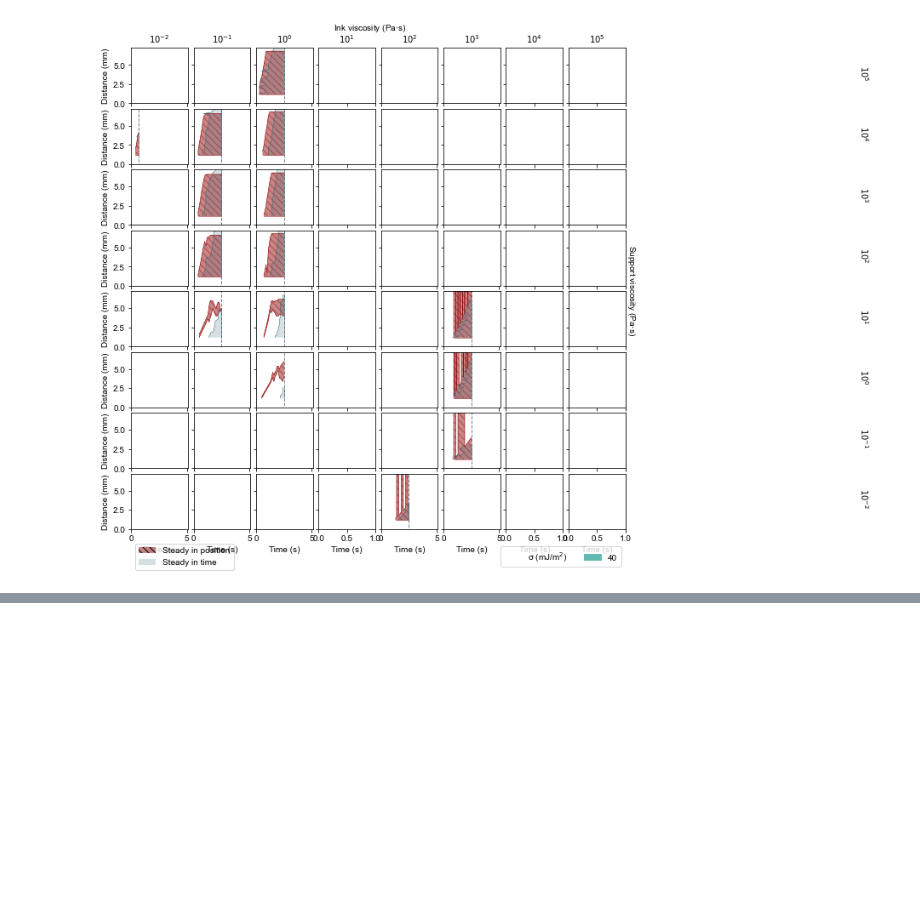
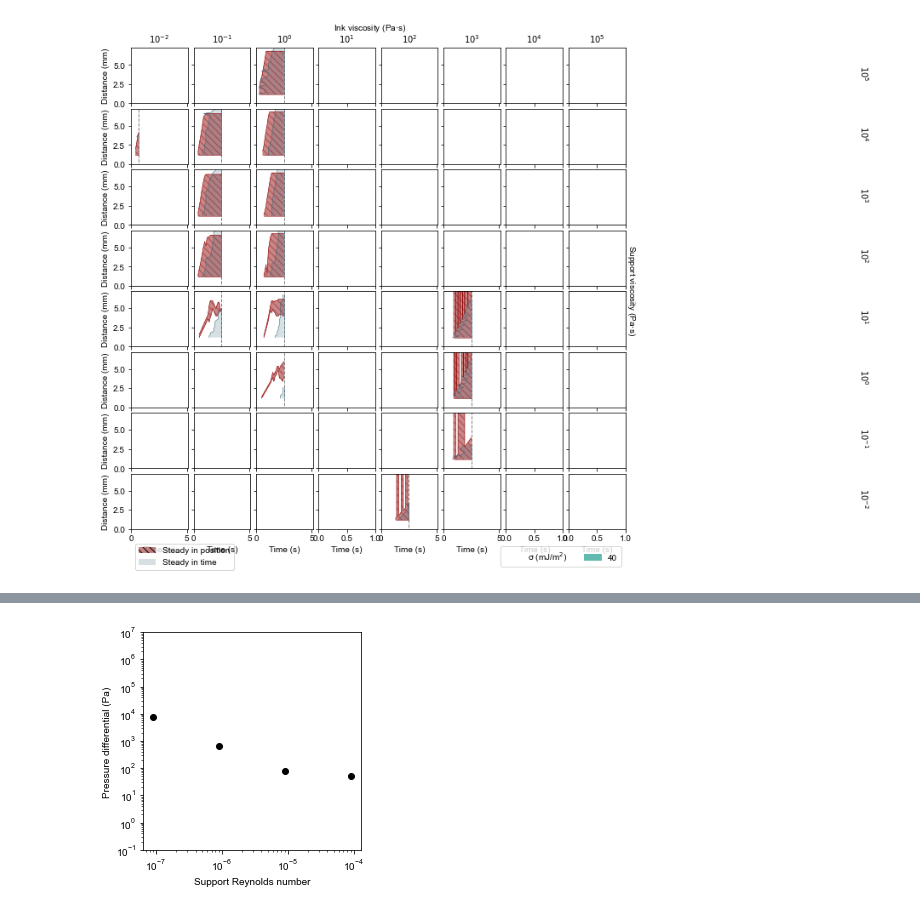
Before and after one commit to usnistgov/openfoamEmbedded3DP, a Jupyter notebook: pythonscripts/interfacemetrics_viscsweep.ipynb, the cells around one changed output, grey strips where cells are left out. Saved outputs shown, nothing was run; the diff lists cells and outputs as text; code cells hidden in the pictures; blank space fills up the shorter version.

```diff
--- a/pythonscripts/interfacemetrics_viscsweep.ipynb
+++ b/pythonscripts/interfacemetrics_viscsweep.ipynb
@@ -230,0 +304,17 @@ intm.exportIm(os.path.join(EXPORTFOLDER, 'correlations'), fig)
+# %%
+d['sup_Re'] = (0.01*0.000907)/d['nusup']
+fig,ax = plt.subplots(1,1)
+d2 = d[d.dP<0]
+supre = d2.sup_Re.unique()
+p = [-d2[d2.sup_Re==s].dP.mean() for s in supre]
+err = [d2[d2.sup_Re==s].dP.sem() for s in supre]
+ax.errorbar(supre, p, yerr=err, color='black', linestyle='None', fmt='o')
+# ax.scatter(supre, p, color='black', linestyle='None')
+ax.set_xscale('log')
+ax.set_yscale('log')
+ax.set_ylim(10**-1, 10**7)
+ax.set_xlabel('Support Reynolds number')
+ax.set_ylabel('Pressure differential (Pa)')
+ax.set_aspect(1.0/ax.get_data_ratio(), adjustable='box')
+# %% [output]
+[figure, added]
```
Also changed, not shown: parts of 13 cells of this notebook, 4 other files.
